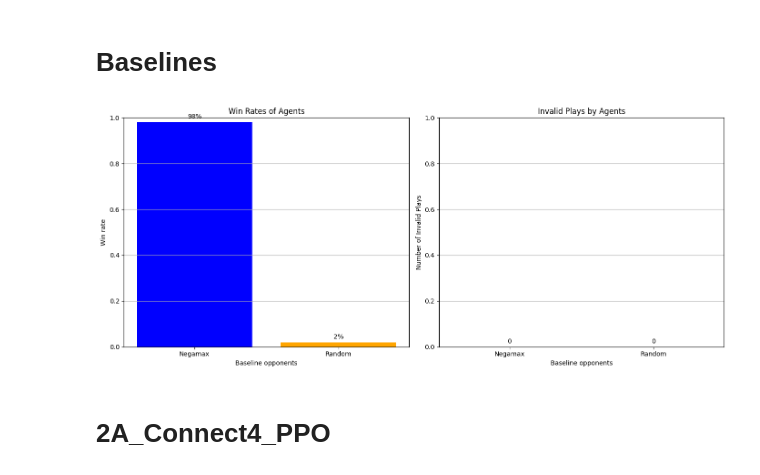
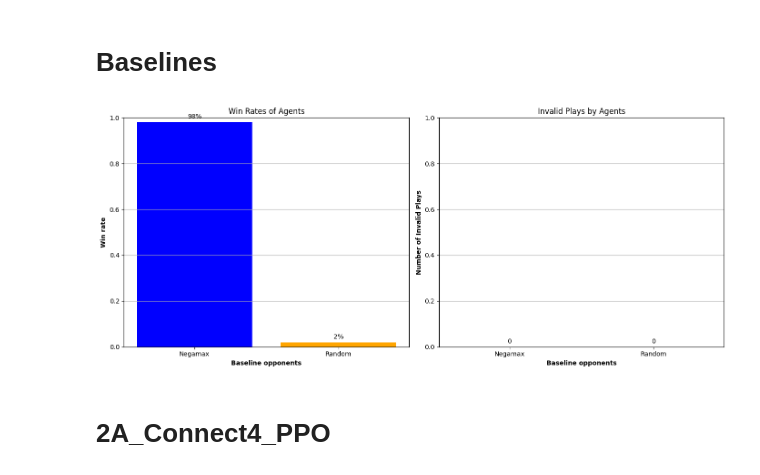
Before and after one commit to hchaparov/Dynamic_Pricing_MARL, a Jupyter notebook: Results.ipynb, the cells around one changed output. Cells and saved outputs as stored; diff of their text form; code cells hidden in the pictures.

```diff
--- a/Results.ipynb
+++ b/Results.ipynb
@@ -12,38 +12,38 @@ invalid_plays = [0, 0]
 
 # Create subplots
 fig, (ax1, ax2) = plt.subplots(1, 2, figsize=(14, 6))
 
 # Plot win rates
 bars1 = ax1.bar(agents, win_rates, color=['blue', 'orange'])
 ax1.set_title('Win Rates of Agents')
-ax1.set_xlabel('Baseline opponents')
-ax1.set_ylabel('Win rate')
+ax1.set_xlabel('Baseline opponents', fontweight='bold')
+ax1.set_ylabel('Win rate', fontweight='bold')
 ax1.set_ylim(0, 1)  # Win rates are between 0 and 1
 ax1.yaxis.grid(True)
 
 # Add win rate percentages above bars
 for bar in bars1:
     yval = bar.get_height()
     ax1.text(bar.get_x() + bar.get_width()/2, yval + 0.01, f'{yval:.0%}', ha='center', va='bottom')
 
 # Plot invalid plays
 bars2 = ax2.bar(agents, invalid_plays, color=['blue', 'orange'])
 ax2.set_title('Invalid Plays by Agents')
-ax2.set_xlabel('Baseline opponents')
-ax2.set_ylabel('Number of Invalid Plays')
+ax2.set_xlabel('Baseline opponents', fontweight='bold')
+ax2.set_ylabel('Number of Invalid Plays', fontweight='bold')
 ax2.set_ylim(0, max(invalid_plays) + 1)  # Add some space above the highest bar
 ax2.yaxis.grid(True)
 
 # Add invalid plays numbers above bars
 for bar in bars2:
     yval = bar.get_height()
     ax2.text(bar.get_x() + bar.get_width()/2, yval + 0.01, f'{yval}', ha='center', va='bottom')
 
 # Show plot
 plt.tight_layout()
 plt.show()
 # %% [output]
-[figure, old version]
+[figure, new version]
 # %% [markdown]
 # 2A_Connect4_PPO
 # %%
```
